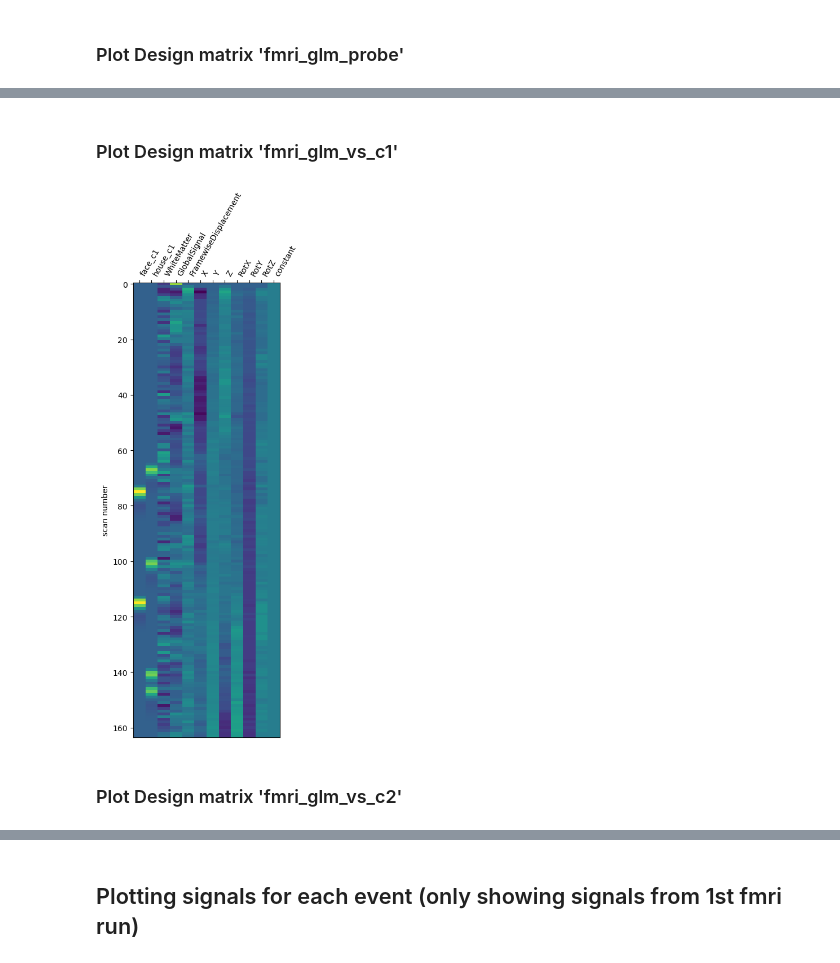
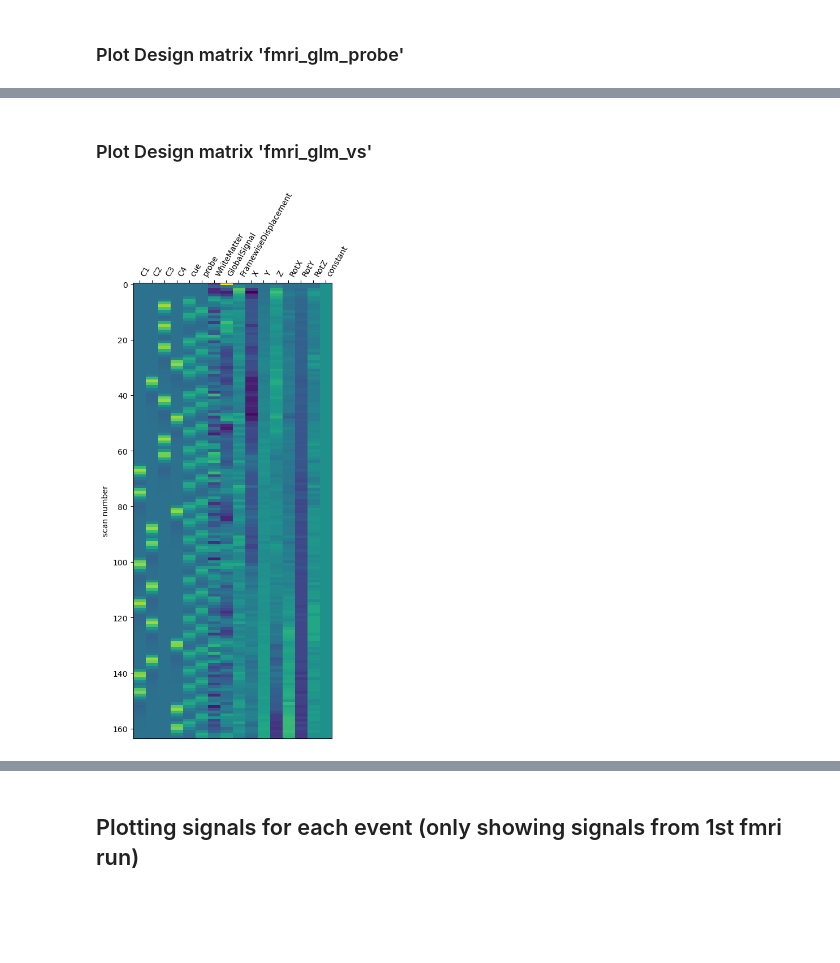
Before and after one commit to LuisA00/Summer_2021_fMRI, a Jupyter notebook: DWM_Single_Pariticpant_GLM_8_run_Nilearn.ipynb, the cells around one changed output, grey strips where cells are left out. Cells and saved outputs as stored; diff of their text form; code cells hidden in the pictures; blank space fills up the shorter version.

```diff
--- a/DWM_Single_Pariticpant_GLM_8_run_Nilearn.ipynb
+++ b/DWM_Single_Pariticpant_GLM_8_run_Nilearn.ipynb
@@ -498,43 +725,25 @@ fmri_glm_probe = FirstLevelModel(t_r=tr,
                            hrf_model='spm',
                            smoothing_fwhm=5)
 
-fmri_glm_vs_c1 = FirstLevelModel(t_r=tr,
+fmri_glm_vs = FirstLevelModel(t_r=tr,
                             high_pass=0.007,
                            standardize=False,
                            drift_model=None,
                            hrf_model='spm',
                            smoothing_fwhm=5)
 
-fmri_glm_vs_c2 = FirstLevelModel(t_r=tr,
+fmri_glm_vs2 = FirstLevelModel(t_r=tr,
                             high_pass=0.007,
                            standardize=False,
                            drift_model=None,
                            hrf_model='spm',
                            smoothing_fwhm=5)
-
-fmri_glm_vs_c3 = FirstLevelModel(t_r=tr,
-                            high_pass=0.007,
-                           standardize=False,
-                           drift_model=None,
-                           hrf_model='spm',
-                           smoothing_fwhm=5)
-
-fmri_glm_vs_c4 = FirstLevelModel(t_r=tr,
-                            high_pass=0.007,
-                           standardize=False,
-                           drift_model=None,
-                           hrf_model='spm',
-                           smoothing_fwhm=5)
-
-# Might modify model after I get more info about how the scanning was done. #drift_model='cosine', slice_time_ref=0.5,
 # %%
 # Fit fmri, events, and confounds data to the FirstLevelModel object
 fmri_glm_cue = fmri_glm_cue.fit(run_imgs=fmri_img, events=events_cue, confounds=confounds)
 fmri_glm_probe = fmri_glm_probe.fit(run_imgs=fmri_img, events=events_probe, confounds=confounds)
-fmri_glm_vs_c1 = fmri_glm_vs_c1.fit(run_imgs=fmri_img4C1, events=events_vs_c1, confounds=confounds4C1)
-fmri_glm_vs_c2 = fmri_glm_vs_c2.fit(run_imgs=fmri_img, events=events_vs_c2, confounds=confounds)
-fmri_glm_vs_c3 = fmri_glm_vs_c3.fit(run_imgs=fmri_img, events=events_vs_c3, confounds=confounds)
-fmri_glm_vs_c4 = fmri_glm_vs_c4.fit(run_imgs=fmri_img, events=events_vs_c4, confounds=confounds)
+fmri_glm_vs = fmri_glm_vs.fit(run_imgs=fmri_img, events=events_vs, confounds=confounds)
+fmri_glm_vs2 = fmri_glm_vs2.fit(run_imgs=fmri_img4C1, events=events_vs2, confounds=confounds4C1)
 # %%
 dm_cue = fmri_glm_cue.design_matrices_
 dm_probe = fmri_glm_probe.design_matrices_
@@ -579,11 +782,9 @@ plt.show()
 # %% [markdown]
-### Plot Design matrix 'fmri_glm_vs_c1'
+### Plot Design matrix 'fmri_glm_vs'
 # %%
 # Obtain and plot design matrix
-design_matrix_vs_c1 = fmri_glm_vs_c1.design_matrices_[0]
-plot_design_matrix(design_matrix_vs_c1)
+design_matrix_vs = fmri_glm_vs.design_matrices_[0]
+plot_design_matrix(design_matrix_vs)
 plt.show()
 # %% [output]
-[figure, old version]
+[figure, new version]
-# %% [markdown]
-### Plot Design matrix 'fmri_glm_vs_c2'
```
Also changed, not shown: parts of 107 cells of this notebook, 1 other file.
